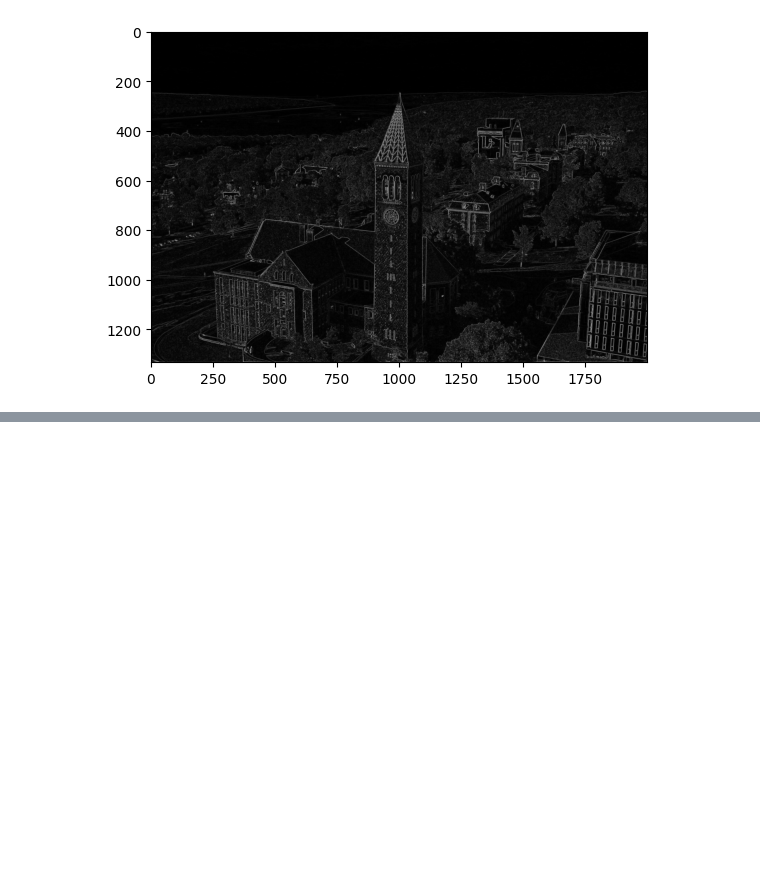
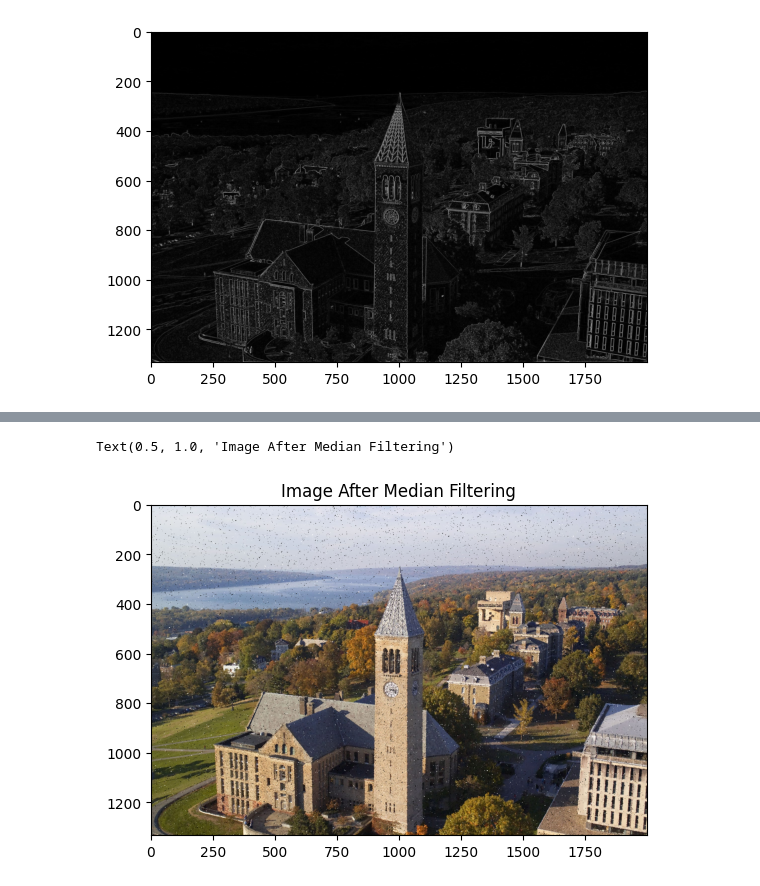
Before and after one commit to Angelina010/image-compression, a Jupyter notebook: image_processing.ipynb, the cells around one changed output, grey strips where cells are left out. Saved outputs shown, nothing was run; the diff lists cells and outputs as text; code cells hidden in the pictures; blank space fills up the shorter version.

```diff
--- a/image_processing.ipynb
+++ b/image_processing.ipynb
@@ -87,0 +134,38 @@ plt.imsave('edge_detected_img.png', edge_dectected, cmap='gray')
+# %%
+def find_median(arr):
+    # We are passing a kernel in for the argument which is a 2D NP array, so flatten it first
+    arr = arr.flatten()
+    arr.sort()
+    n = len(arr)
+    # For an even length array, return the average of the two middle values
+    if n % 2 == 0:
+        return (arr[n // 2] + arr[n // 2 - 1]) // 2
+    # For an odd length array, return the middle value
+    return arr[n // 2]
+
+def median_filter(img, kernel_size):
+    pad_size = kernel_size // 2
+
+    # Pad image so we can apply kernel to borders
+    img = np.pad(img, ((pad_size, pad_size), (pad_size, pad_size), (0, 0)), mode='constant', constant_values=0)
+
+    row, col, num_channels = img.shape
+
+    output_img = np.zeros((row - 2 * pad_size, col - 2 * pad_size, num_channels), dtype=img.dtype)
+
+    # For each of the three channels (B, G, R), replace each pixel in the output image
+    # with the median of the pixel values in the kernel centered at the pixel we are replacing
+    for c in range(num_channels):
+        for i in range(pad_size, row - pad_size):
+            for j in range(pad_size, col - pad_size):
+                kernel = img[i - pad_size:i + pad_size + 1, j - pad_size:j + pad_size + 1, c]
+                output_img[i - pad_size, j - pad_size, c] = find_median(kernel)
+
+    return output_img
+# %%
+filtered = median_filter(noise_img,3)
+plt.imshow(filtered)
+plt.title("Image After Median Filtering")
+# %% [output]
+Text(0.5, 1.0, 'Image After Median Filtering')
+[figure, added]
```
Also changed, not shown: parts of 10 cells of this notebook, 1 other file.
